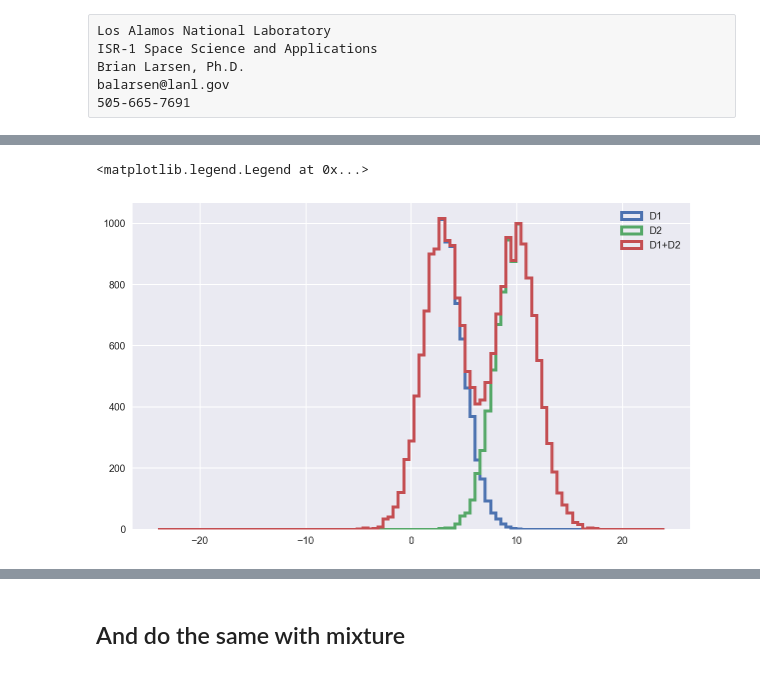
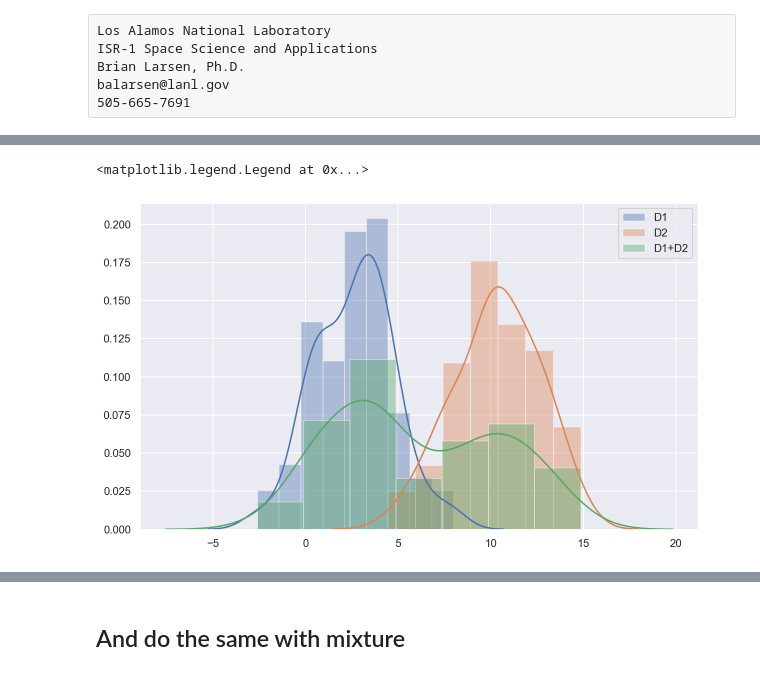
Before and after one commit to balarsen/pymc_learning, a Jupyter notebook: Mixture/Gaussian Mixture.ipynb, the cells around one changed output, grey strips where cells are left out. Cells and saved outputs as stored; diff of their text form; code cells hidden in the pictures.

```diff
--- a/Mixture/Gaussian Mixture.ipynb
+++ b/Mixture/Gaussian Mixture.ipynb
@@ -46,15 +46,19 @@ plt.rcParams['savefig.dpi'] = plt.rcParams['figure.dpi'] # 72
 # Lets make to Normal distributions and add them together
 locs = np.asarray([3,10])
 sds = np.asarray([2,2])
-D1 = np.random.normal(locs[0], sds[0], size=10000)
-D2 = np.random.normal(locs[1], sds[1], size=10000)
+D1 = np.random.normal(locs[0], sds[0], size=100)
+D2 = np.random.normal(locs[1], sds[1], size=80)
 # %%
-bins = np.linspace(-24,24, 100)
-plt.hist(D1, bins=bins, histtype='step', lw=3, label='D1')
-plt.hist(D2, bins=bins, histtype='step', lw=3, label='D2')
+# bins = np.linspace(-24,24, 100)
+sns.distplot(D1, kde=True, label='D1')
+sns.distplot(D2, kde=True, label='D2')
 
-plt.hist(np.append(D1,D2), bins=bins, histtype='step', lw=3, label='D1+D2')
+# plt.hist(D1, bins=bins, histtype='step', lw=3, label='D1')
+# plt.hist(D2, bins=bins, histtype='step', lw=3, label='D2')
+D = np.append(D1,D2)
+sns.distplot(D, kde=True, label='D1+D2')
+
 plt.legend()
 # %% [output]
 <matplotlib.legend.Legend at 0x...>
-[figure, old version]
+[figure, new version]
```
Also changed, not shown: parts of 40 cells of this notebook.
